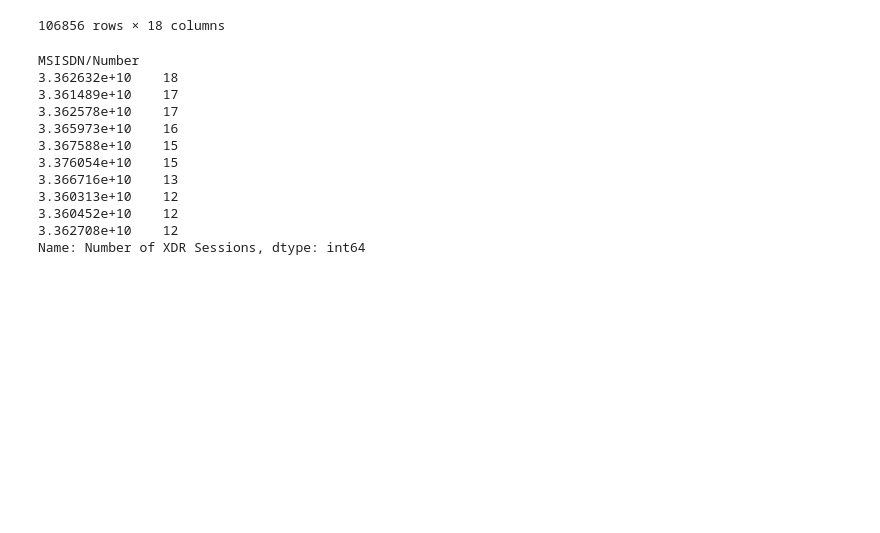
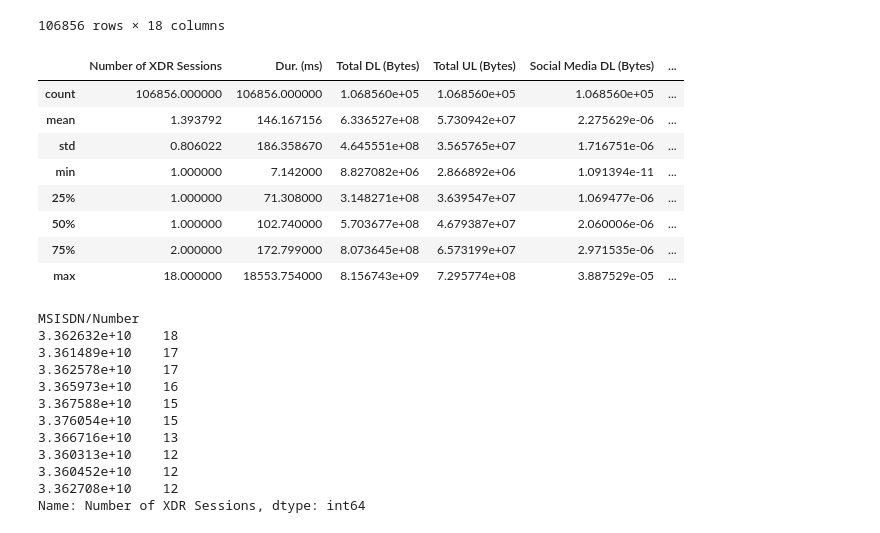
Before and after one commit to biniyam69/telecom, a Jupyter notebook: notebooks/EDA.ipynb, the cells around one changed output. Saved outputs shown, nothing was run; the diff lists cells and outputs as text; code cells hidden in the pictures; blank space fills up the shorter version.

```diff
--- a/notebooks/EDA.ipynb
+++ b/notebooks/EDA.ipynb
@@ -230,6 +230,18 @@ user_behavior
 | 3.370000e+14 | 1 | 253.030 | 5.396350e+08 | 56652839.0 | 0.473344 | ... |
 | 8.823971e+14 | 1 | 869.844 | 7.869760e+07 | 60456049.0 | 1.430650 | ... |
 106856 rows × 18 columns
+# %%
+user_behavior.describe()
+# %% [output]
+|  | Number of XDR Sessions | Dur. (ms) | Total DL (Bytes) | Total UL (Bytes) | Social Media DL (Bytes) | ... |
+| count | 106856.000000 | 106856.000000 | 1.068560e+05 | 1.068560e+05 | 1.068560e+05 | ... |
+| mean | 1.393792 | 146.167156 | 6.336527e+08 | 5.730942e+07 | 2.275629e-06 | ... |
+| std | 0.806022 | 186.358670 | 4.645551e+08 | 3.565765e+07 | 1.716751e-06 | ... |
+| min | 1.000000 | 7.142000 | 8.827082e+06 | 2.866892e+06 | 1.091394e-11 | ... |
+| 25% | 1.000000 | 71.308000 | 3.148271e+08 | 3.639547e+07 | 1.069477e-06 | ... |
+| 50% | 1.000000 | 102.740000 | 5.703677e+08 | 4.679387e+07 | 2.060006e-06 | ... |
+| 75% | 2.000000 | 172.799000 | 8.073645e+08 | 6.573199e+07 | 2.971535e-06 | ... |
+| max | 18.000000 | 18553.754000 | 8.156743e+09 | 7.295774e+08 | 3.887529e-05 | ... |
 # %%
 #top 10 by xdr
 
```
Also changed, not shown: parts of 3 cells of this notebook.
